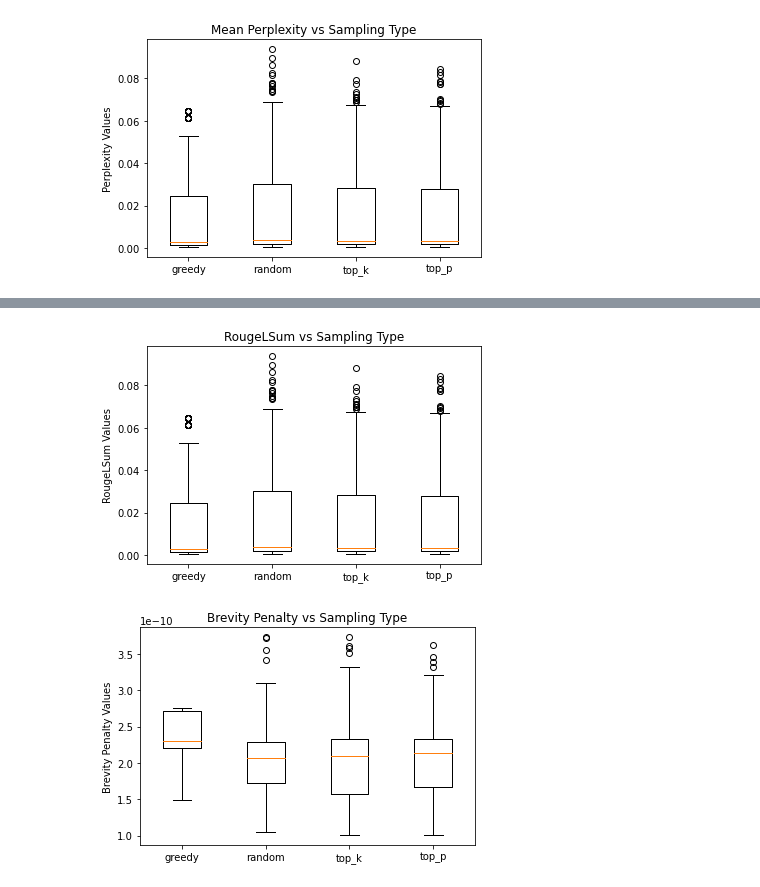
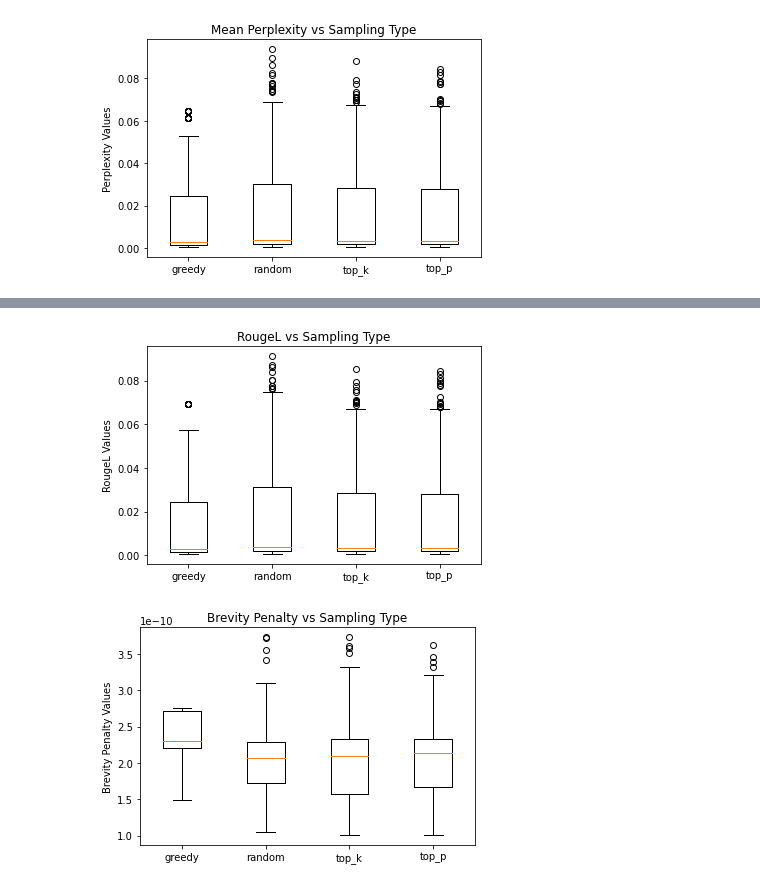
Before and after one commit to hunterprice04/COSC525_FINAL_PROJECT, a Jupyter notebook: analyze_metrics.ipynb, the cells around one changed output, grey strips where cells are left out. Cells and saved outputs as stored; diff of their text form; code cells hidden in the pictures.

```diff
--- a/analyze_metrics.ipynb
+++ b/analyze_metrics.ipynb
@@ -73,21 +96,21 @@ plt.show()
 # %%
-rougelsum_metrics = gather_metric(metrics, 'rougeLsum')
+rougelsum_metrics = gather_metric(metrics, 'rougeL')
 greedy, random, top_k, top_p = compose_metric_lists(rougelsum_metrics)
 sampling_types = ['greedy','random', 'top_k', 'top_p']
 rouge_lsum = []
 rouge_lsum.append(greedy)
 rouge_lsum.append(random)
 rouge_lsum.append(top_k)
 rouge_lsum.append(top_p)
 fig, ax = plt.subplots()
-plt.title('RougeLSum vs Sampling Type')
+plt.title('RougeL vs Sampling Type')
 ax.boxplot(rouge_lsum)
 ax.set_xticklabels(sampling_types)
-plt.ylabel('RougeLSum Values')
-plt.savefig('img/rougelsum.png')
+plt.ylabel('RougeL Values')
+plt.savefig('img/rougel.png')
 plt.show()
 # %% [output]
-[figure, old version]
+[figure, new version]
 # %%
 brevity_metrics = gather_metric(metrics, 'brevity_penalty')
 greedy, random, top_k, top_p = compose_metric_lists(brevity_metrics)
```
Also changed, not shown: parts of 2 cells of this notebook, 7 other files.
